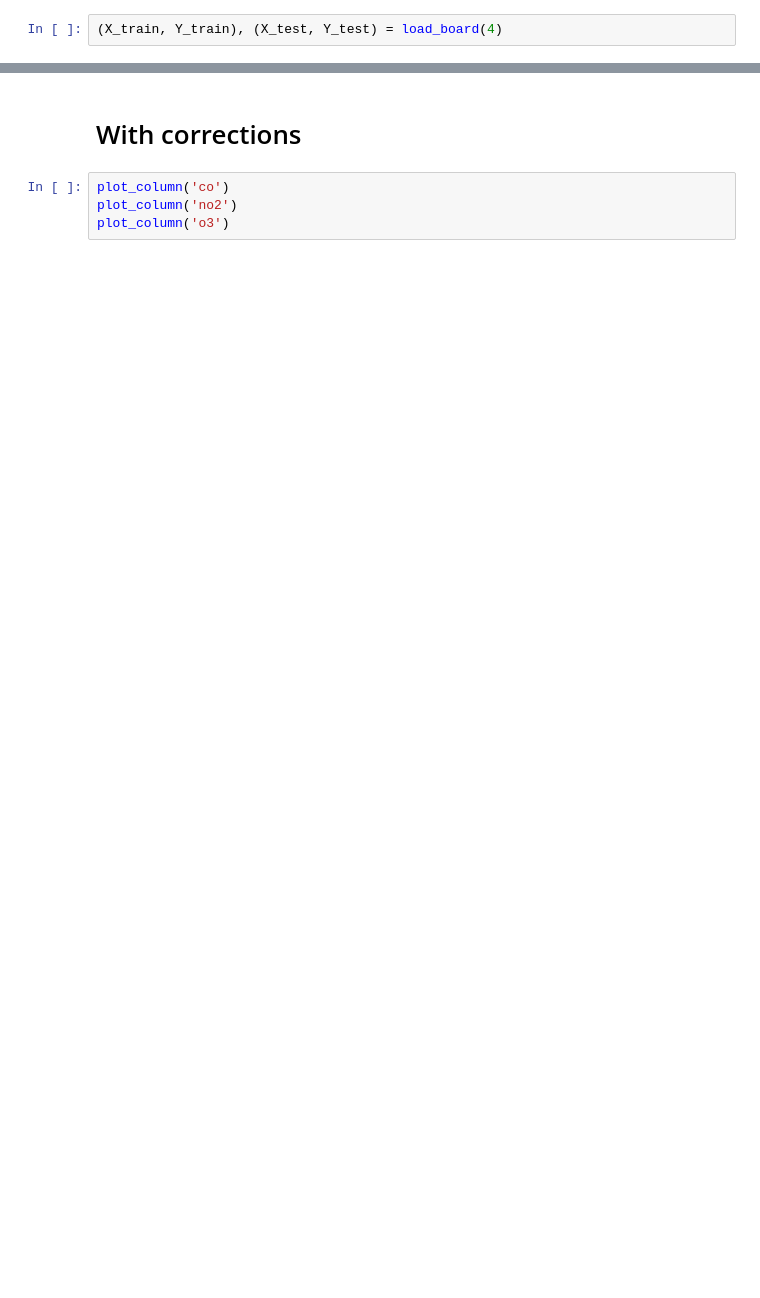
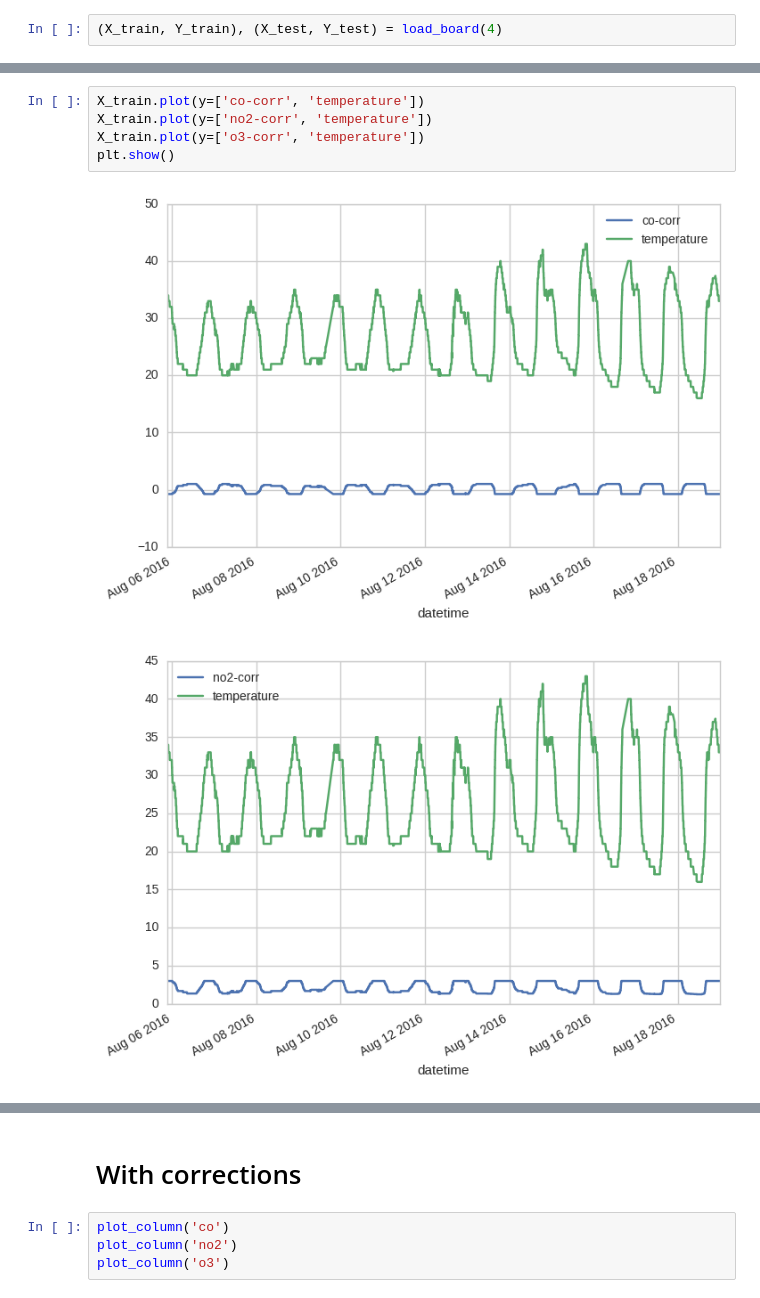
Before and after one commit to sharadmv/metasense, a Jupyter notebook: notebooks/Alphasense Corrections.ipynb, the cells around one changed output, grey strips where cells are left out. Saved outputs shown, nothing was run; the diff lists cells and outputs as text; blank space fills up the shorter version.

```diff
--- a/notebooks/Alphasense Corrections.ipynb
+++ b/notebooks/Alphasense Corrections.ipynb
@@ -10,0 +16,8 @@ Using TensorFlow backend.
+# %%
+X_train.plot(y=['co-corr', 'temperature'])
+X_train.plot(y=['no2-corr', 'temperature'])
+X_train.plot(y=['o3-corr', 'temperature'])
+plt.show()
+# %% [output]
+[figure, added]
+[figure, added]
```
Also changed, not shown: parts of 13 cells of this notebook, 5 other files.
